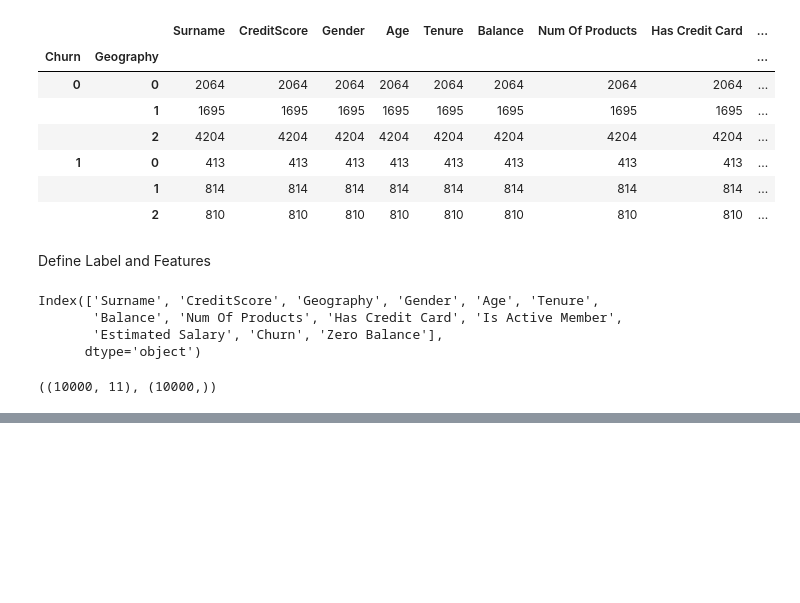
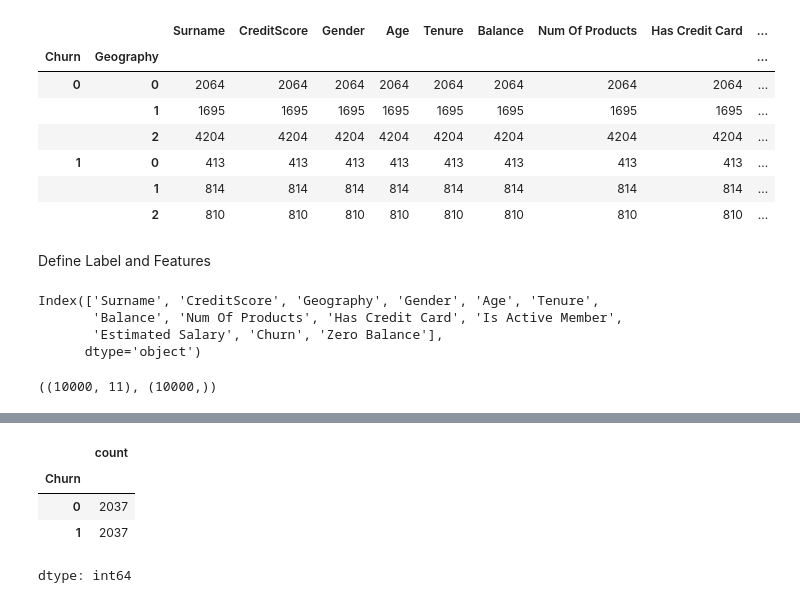
Before and after one commit to Mahesh2056/Bank-Customer-Churn-Model, a Jupyter notebook: bank_customer_churn_model.ipynb, the cells around one changed output, grey strips where cells are left out. Drawn from its saved outputs; the diff is of its cells as text; code cells hidden in the pictures; blank space fills up the shorter version.

```diff
--- a/bank_customer_churn_model.ipynb
+++ b/bank_customer_churn_model.ipynb
@@ -166,0 +187,4 @@ X.shape, y.shape
+# %%
+rus = RandomUnderSampler(random_state=2529)
+# %%
+X_rus, y_rus = rus.fit_resample(X, y)
@@ -166,0 +203,8 @@ X.shape, y.shape
+# %%
+y_rus.value_counts()
+# %% [output]
+|  | count |
+| Churn |  |
+| 0 | 2037 |
+| 1 | 2037 |
+dtype: int64
```
Also changed, not shown: parts of 7 cells of this notebook.
